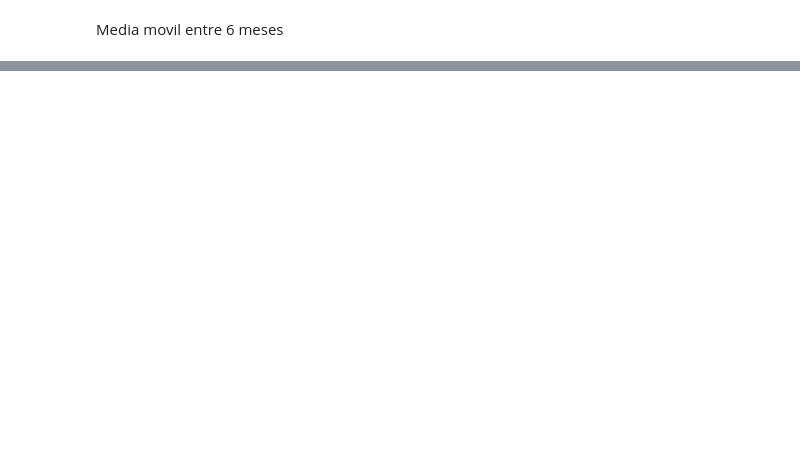
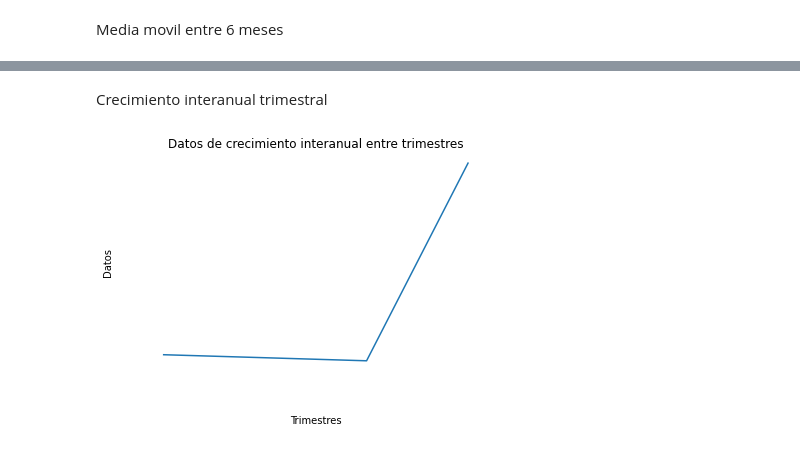
Before and after one commit to GabrielVicente-GT/CABI_CasoPractico, a Jupyter notebook: PrimeraParte/graficas.ipynb, the cells around one changed output, grey strips where cells are left out. Cells and saved outputs as stored; diff of their text form; code cells hidden in the pictures; blank space fills up the shorter version.

```diff
--- a/PrimeraParte/graficas.ipynb
+++ b/PrimeraParte/graficas.ipynb
@@ -216,0 +264,23 @@ plt.show()
+# %% [markdown]
+Crecimiento interanual trimestral
+# %%
+datos = df.loc[['TCAQ1','TCAQ2','TCAQ3','TCAQ4'], '2004.0']
+
+# Crear la gráfica de barras
+plt.plot(datos.index, datos.values)
+plt.title('Datos de crecimiento interanual entre trimestres')
+plt.xlabel('Trimestres')
+plt.ylabel('Datos')
+plt.xticks(rotation = '90')
+# Hacer que las regletas sean blancas
+ax = plt.gca()
+ax.spines['top'].set_color('white')
+ax.spines['bottom'].set_color('white')
+ax.spines['left'].set_color('white')
+ax.spines['right'].set_color('white')
+ax.tick_params(axis='x', colors='white')
+ax.tick_params(axis='y', colors='white')
+
+plt.show()
+# %% [output]
+[figure, added]
```
Also changed, not shown: parts of 21 cells of this notebook, 2 other files.
